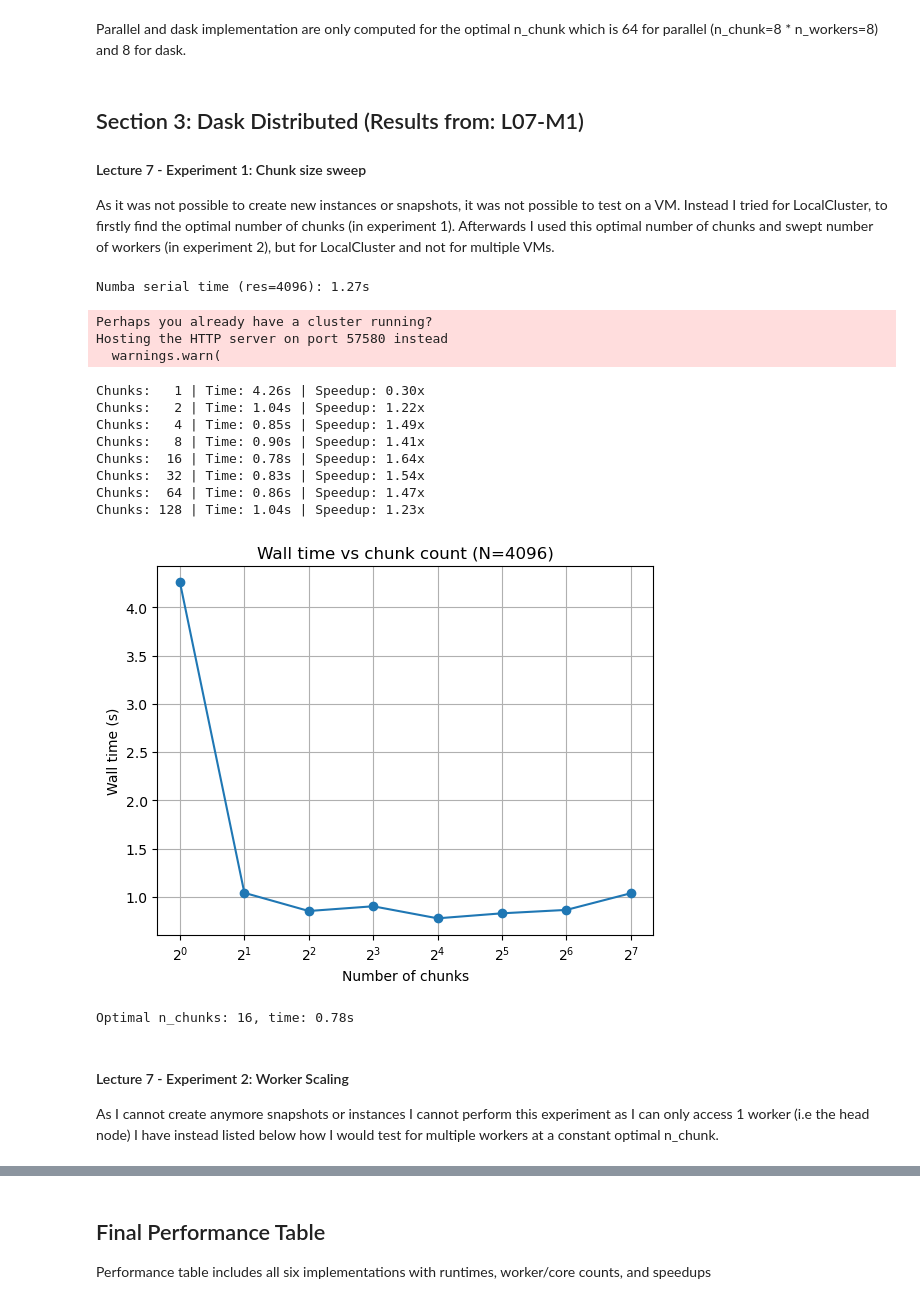
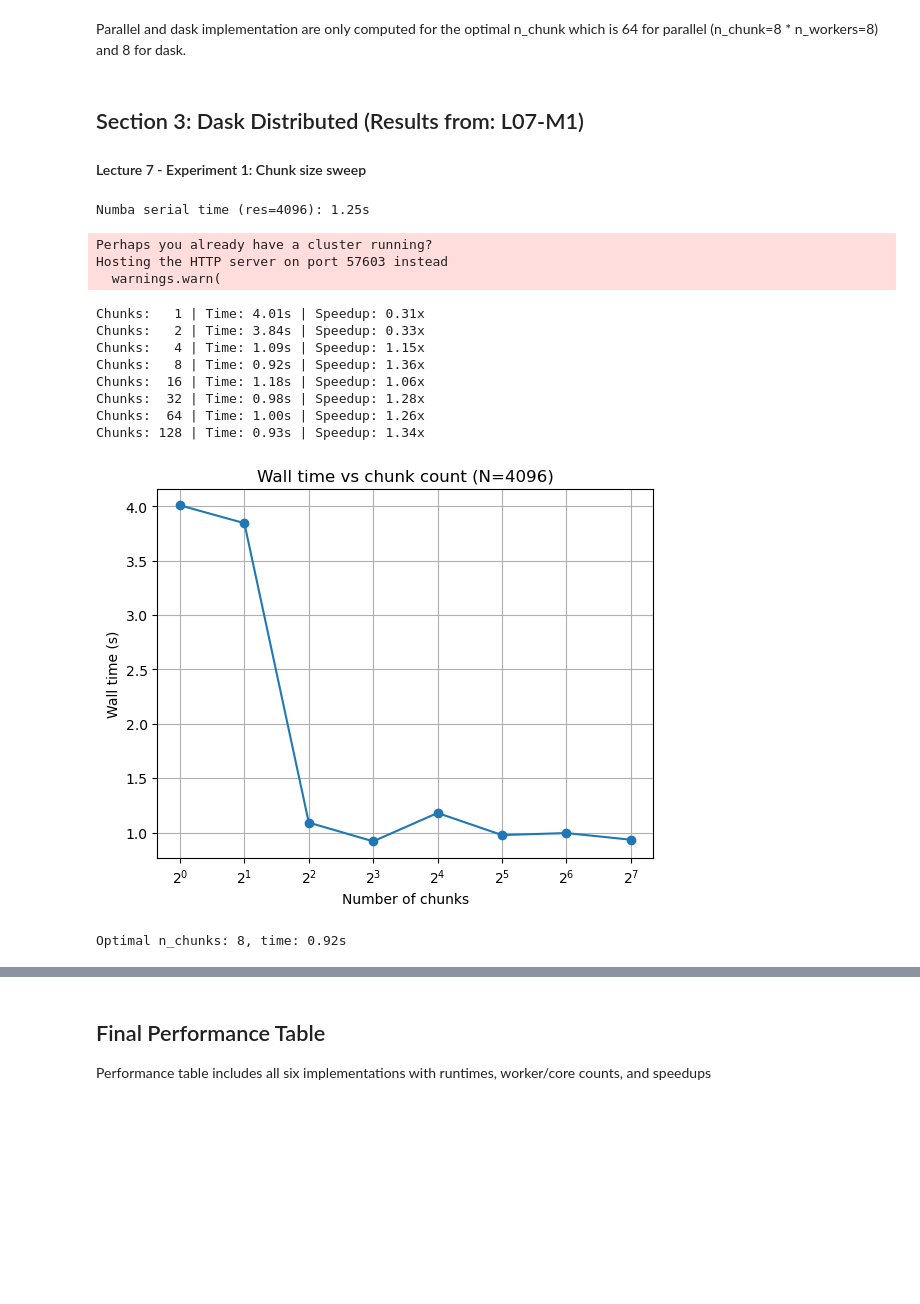
Before and after one commit to math357b/mandelbrot-nsc, a Jupyter notebook: mandelbrot_MP2.ipynb, the cells around one changed output, grey strips where cells are left out. Drawn from its saved outputs; the diff is of its cells as text; code cells hidden in the pictures; blank space fills up the shorter version.

```diff
--- a/mandelbrot_MP2.ipynb
+++ b/mandelbrot_MP2.ipynb
@@ -532,9 +530,6 @@ Parallel and dask implementation are only computed for the optimal n_chunk which
 ## Section 3: Dask Distributed (Results from: L07-M1)
 
 #### Lecture 7 - Experiment 1: Chunk size sweep
-As it was not possible to create new instances or snapshots, it was not possible to test on a VM.
-Instead I tried for LocalCluster, to firstly find the optimal number of chunks (in experiment 1).
-Afterwards I used this optimal number of chunks and swept number of workers (in experiment 2), but for LocalCluster and not for multiple VMs.
 # %%
 from dask.distributed import Client, LocalCluster
 import time, statistics
@@ -564,8 +559,10 @@ t_numba_serial = statistics.median(times)
 print(f"Numba serial time (res=4096): {t_numba_serial:.2f}s")
 
 # Dask setup (should be using the head node)
-cluster = LocalCluster(n_workers=4, threads_per_worker=1, dashboard_address=None)
-client = Client(cluster)
+#cluster = LocalCluster(n_workers=8, threads_per_worker=1, dashboard_address=None)
+#client = Client(cluster)
+client = Client("tcp://10.92.1.30:8786")
+client.run(lambda: mandelbrot_chunk(row_start=0, row_end=8, N=8, x_dim=x_dim, y_dim=y_dim, max_iter=max_iter)) # warmup clients
 
 # Chunk sweep
 results = []
@@ -582,48 +579,43 @@ for n_chunks in chunk_values:
     speedup = t_numba_serial / median_time
 
     results.append((n_chunks, median_time, speedup))
     print(f"Chunks: {n_chunks:3d} | Time: {median_time:.2f}s | Speedup: {speedup:.2f}x")
 
 client.close()
-cluster.close()
+#cluster.close()
 
 # Plot
 results_array = np.array(results)
 n_chunks_arr = results_array[:,0]
 times_arr = results_array[:,1]
 
 plt.figure()
 plt.plot(n_chunks_arr, times_arr, marker='o')
 plt.xscale('log', base=2)
 plt.xlabel("Number of chunks")
 plt.ylabel("Wall time (s)")
 plt.title("Wall time vs chunk count (N=4096)")
 plt.grid(True)
 plt.show()
 
 # Best chunk size
 optimal_idx = np.argmin(times_arr)
 n_optimal = int(n_chunks_arr[optimal_idx])
 t_min = times_arr[optimal_idx]
 
 print(f"Optimal n_chunks: {n_optimal}, time: {t_min:.2f}s")
 # %% [output]
-Numba serial time (res=4096): 1.27s
+Numba serial time (res=4096): 1.25s
 Perhaps you already have a cluster running?
-Hosting the HTTP server on port 57580 instead
+Hosting the HTTP server on port 57603 instead
   warnings.warn(
-Chunks:   1 | Time: 4.26s | Speedup: 0.30x
-Chunks:   2 | Time: 1.04s | Speedup: 1.22x
-Chunks:   4 | Time: 0.85s | Speedup: 1.49x
-Chunks:   8 | Time: 0.90s | Speedup: 1.41x
-Chunks:  16 | Time: 0.78s | Speedup: 1.64x
-Chunks:  32 | Time: 0.83s | Speedup: 1.54x
-Chunks:  64 | Time: 0.86s | Speedup: 1.47x
-Chunks: 128 | Time: 1.04s | Speedup: 1.23x
+Chunks:   1 | Time: 4.01s | Speedup: 0.31x
+Chunks:   2 | Time: 3.84s | Speedup: 0.33x
+Chunks:   4 | Time: 1.09s | Speedup: 1.15x
+Chunks:   8 | Time: 0.92s | Speedup: 1.36x
+Chunks:  16 | Time: 1.18s | Speedup: 1.06x
+Chunks:  32 | Time: 0.98s | Speedup: 1.28x
+Chunks:  64 | Time: 1.00s | Speedup: 1.26x
+Chunks: 128 | Time: 0.93s | Speedup: 1.34x
-[figure, old version]
+[figure, new version]
-Optimal n_chunks: 16, time: 0.78s
+Optimal n_chunks: 8, time: 0.92s
-# %% [markdown]
-#### Lecture 7 - Experiment 2: Worker Scaling
-
-As I cannot create anymore snapshots or instances I cannot perform this experiment as I can only access 1 worker (i.e the head node)
-I have instead listed below how I would test for multiple workers at a constant optimal n_chunk.
```
Also changed, not shown: parts of 9 cells of this notebook.
